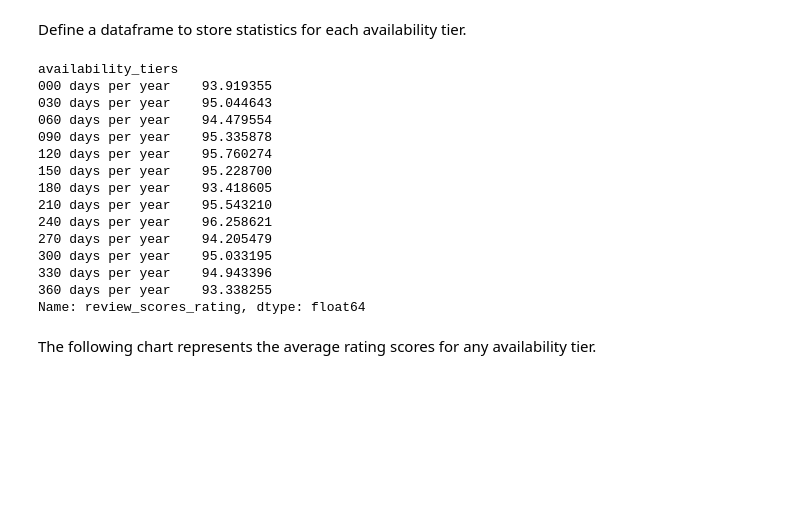
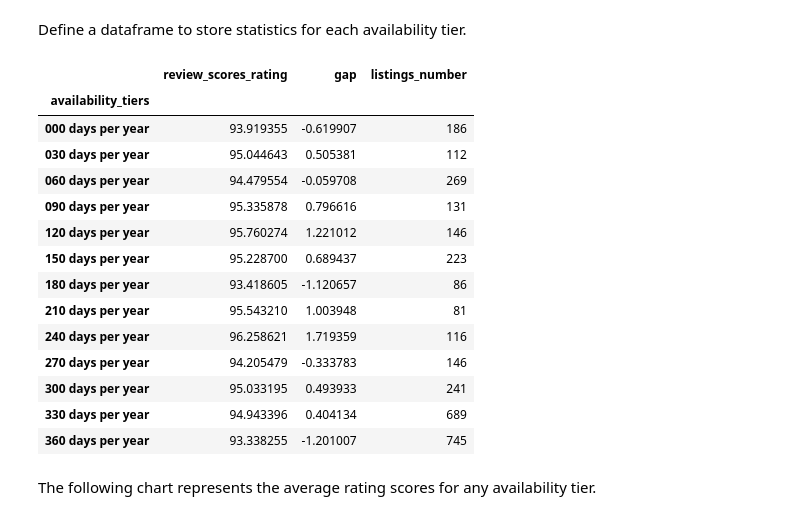
Before and after one commit to Carlo-Giordana/seattle_airbnb, a Jupyter notebook: How Much Rating Depends on Prices.ipynb, the cells around one changed output. Cells and saved outputs as stored; diff of their text form; code cells hidden in the pictures; blank space fills up the shorter version.

```diff
--- a/How Much Rating Depends on Prices.ipynb
+++ b/How Much Rating Depends on Prices.ipynb
@@ -248,24 +432,24 @@ plt.title("Rating by Price Tier");
 ### How much ratings depend on availability?
 # %% [markdown]
 Define a dataframe to store statistics for each availability tier.
-# %%
-avg_rating_by_availability = df_rated.groupby(['availability_tiers'])['review_scores_rating'].mean()
-avg_rating_by_availability
-# %% [output]
-availability_tiers
-000 days per year    93.919355
-030 days per year    95.044643
-060 days per year    94.479554
-090 days per year    95.335878
-120 days per year    95.760274
-150 days per year    95.228700
-180 days per year    93.418605
-210 days per year    95.543210
-240 days per year    96.258621
-270 days per year    94.205479
-300 days per year    95.033195
-330 days per year    94.943396
-360 days per year    93.338255
-Name: review_scores_rating, dtype: float64
+# %%
+avg_rating_by_availability = group_by_col(df_rated, ['availability_tiers'], ['review_scores_rating'], ['mean'])
+avg_rating_by_availability
+# %% [output]
+|  | review_scores_rating | gap | listings_number |
+| availability_tiers |  |  |  |
+| 000 days per year | 93.919355 | -0.619907 | 186 |
+| 030 days per year | 95.044643 | 0.505381 | 112 |
+| 060 days per year | 94.479554 | -0.059708 | 269 |
+| 090 days per year | 95.335878 | 0.796616 | 131 |
+| 120 days per year | 95.760274 | 1.221012 | 146 |
+| 150 days per year | 95.228700 | 0.689437 | 223 |
+| 180 days per year | 93.418605 | -1.120657 | 86 |
+| 210 days per year | 95.543210 | 1.003948 | 81 |
+| 240 days per year | 96.258621 | 1.719359 | 116 |
+| 270 days per year | 94.205479 | -0.333783 | 146 |
+| 300 days per year | 95.033195 | 0.493933 | 241 |
+| 330 days per year | 94.943396 | 0.404134 | 689 |
+| 360 days per year | 93.338255 | -1.201007 | 745 |
 # %% [markdown]
 The following chart represents the average rating scores for any availability tier.
```
Also changed, not shown: parts of 36 cells of this notebook, 2 other files.
